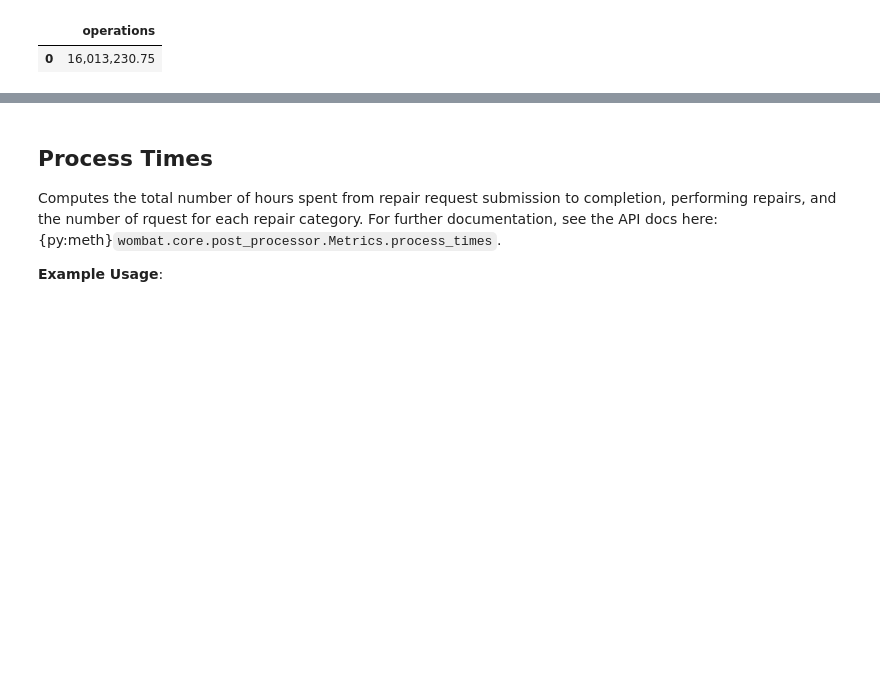
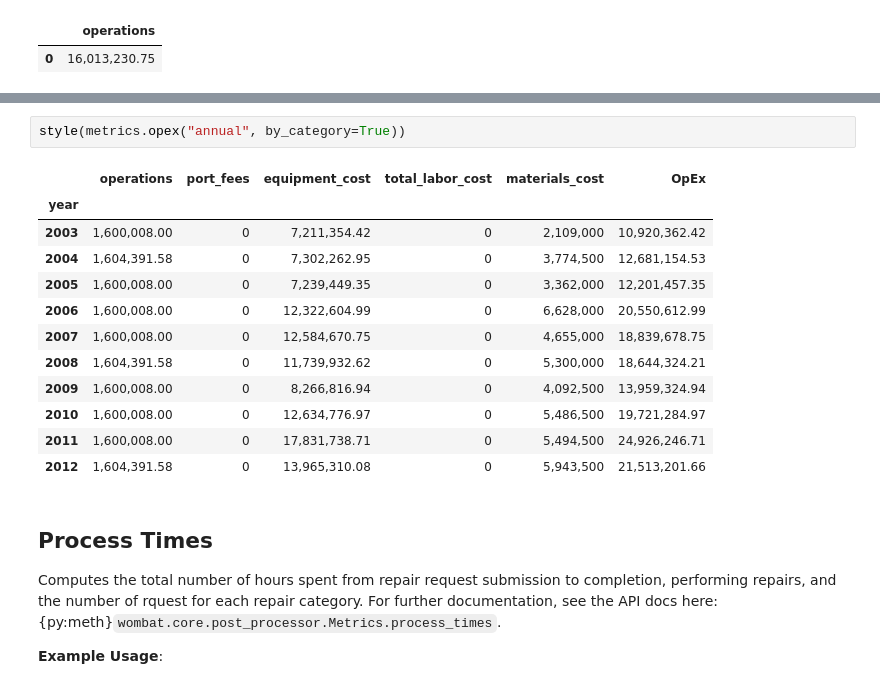
Before and after one commit to WISDEM/WOMBAT, a Jupyter notebook: docs/jupyter_execute/examples/metrics_demonstration.ipynb, the cells around one changed output, grey strips where cells are left out. Drawn from its saved outputs; the diff is of its cells as text; blank space fills up the shorter version.

```diff
--- a/docs/jupyter_execute/examples/metrics_demonstration.ipynb
+++ b/docs/jupyter_execute/examples/metrics_demonstration.ipynb
@@ -598,3 +602,18 @@ style(metrics.opex("annual"))
+# %%
+style(metrics.opex("annual", by_category=True))
+# %% [output]
+|  | operations | port_fees | equipment_cost | total_labor_cost | materials_cost | OpEx |
+| year |  |  |  |  |  |  |
+| 2003 | 1,600,008.00 | 0 | 7,211,354.42 | 0 | 2,109,000 | 10,920,362.42 |
+| 2004 | 1,604,391.58 | 0 | 7,302,262.95 | 0 | 3,774,500 | 12,681,154.53 |
+| 2005 | 1,600,008.00 | 0 | 7,239,449.35 | 0 | 3,362,000 | 12,201,457.35 |
+| 2006 | 1,600,008.00 | 0 | 12,322,604.99 | 0 | 6,628,000 | 20,550,612.99 |
+| 2007 | 1,600,008.00 | 0 | 12,584,670.75 | 0 | 4,655,000 | 18,839,678.75 |
+| 2008 | 1,604,391.58 | 0 | 11,739,932.62 | 0 | 5,300,000 | 18,644,324.21 |
+| 2009 | 1,600,008.00 | 0 | 8,266,816.94 | 0 | 4,092,500 | 13,959,324.94 |
+| 2010 | 1,600,008.00 | 0 | 12,634,776.97 | 0 | 5,486,500 | 19,721,284.97 |
+| 2011 | 1,600,008.00 | 0 | 17,831,738.71 | 0 | 5,494,500 | 24,926,246.71 |
+| 2012 | 1,604,391.58 | 0 | 13,965,310.08 | 0 | 5,943,500 | 21,513,201.66 |
 # %% [markdown]
 ## Process Times
 
```
Also changed, not shown: parts of 19 cells of this notebook, 4 other files.
